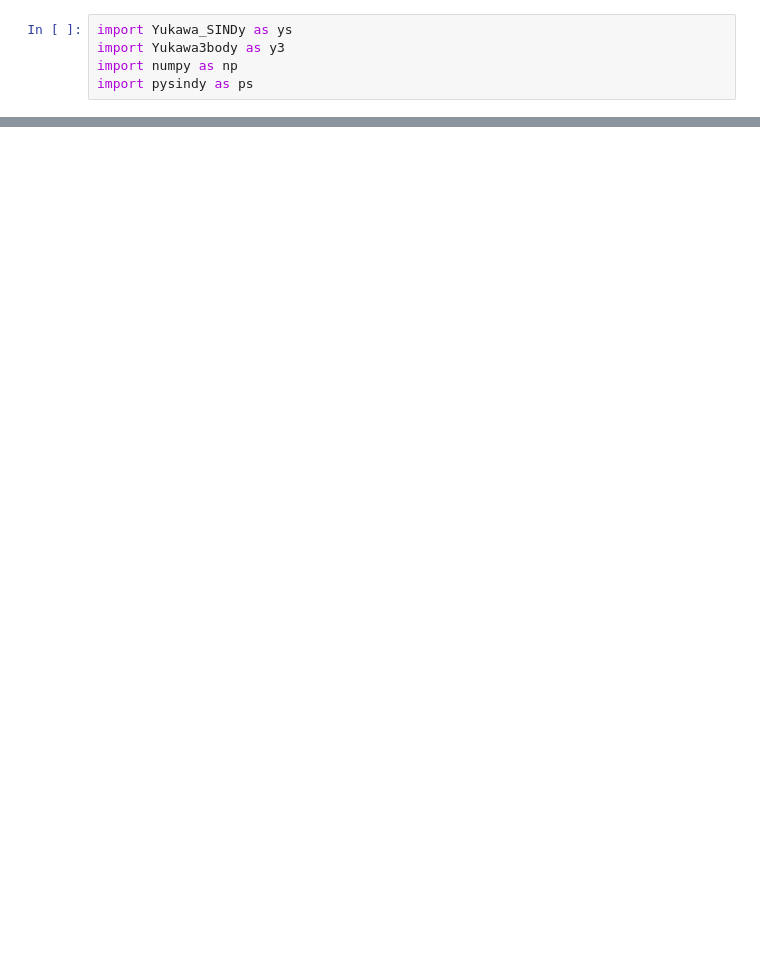
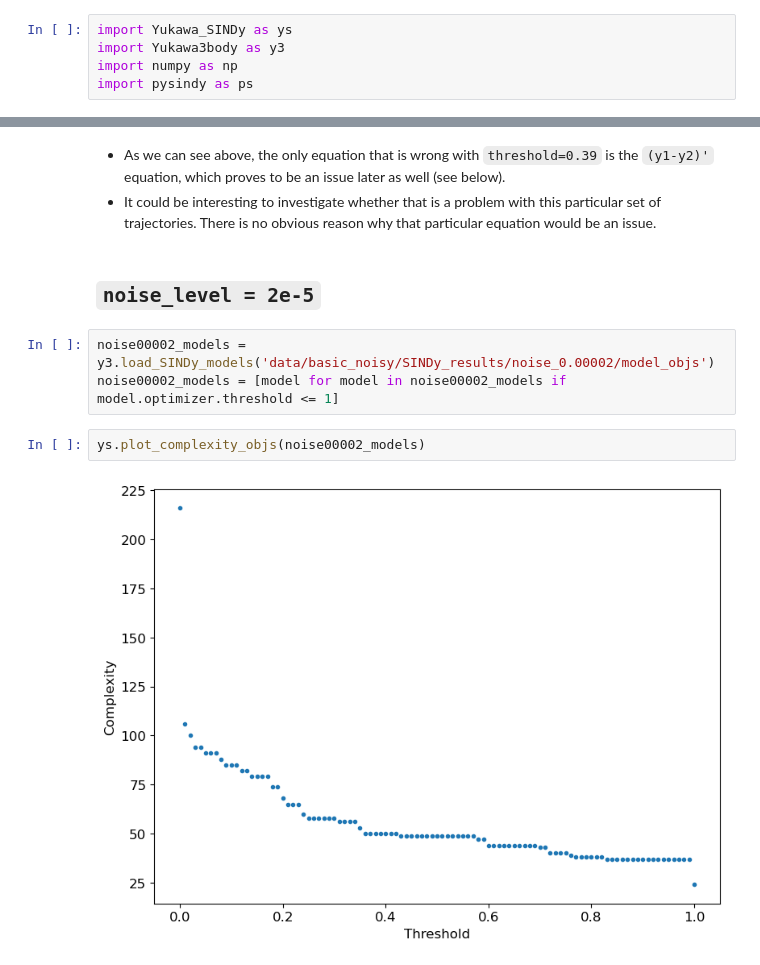
Before and after one commit to zbrookshowe/yukawa-sindy, a Jupyter notebook: 3body_noise_analysis.ipynb, the cells around one changed output, grey strips where cells are left out. Saved outputs shown, nothing was run; the diff lists cells and outputs as text; blank space fills up the shorter version.

```diff
--- a/3body_noise_analysis.ipynb
+++ b/3body_noise_analysis.ipynb
@@ -45,0 +118,12 @@ y3.plot_multiple(sim_list)
+# %% [markdown]
+- As we can see above, the only equation that is wrong with `threshold=0.39` is the `(y1-y2)'` equation, which proves to be an issue later as well (see below).
+- It could be interesting to investigate whether that is a problem with this particular set of trajectories. There is no obvious reason why that particular equation would be an issue.
+# %% [markdown]
+## `noise_level = 2e-5`
+# %%
+noise00002_models = y3.load_SINDy_models('data/basic_noisy/SINDy_results/noise_0.00002/model_objs')
+noise00002_models = [model for model in noise00002_models if model.optimizer.threshold <= 1]
+# %%
+ys.plot_complexity_objs(noise00002_models)
+# %% [output]
+[figure, added]
```
Also changed, not shown: parts of 32 cells of this notebook.
